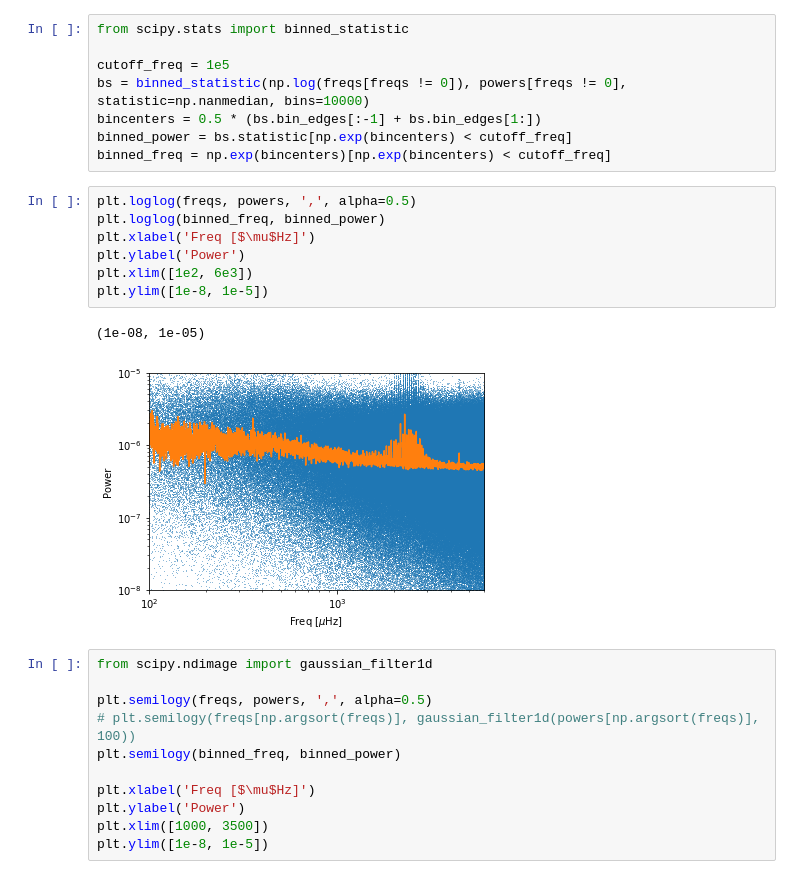
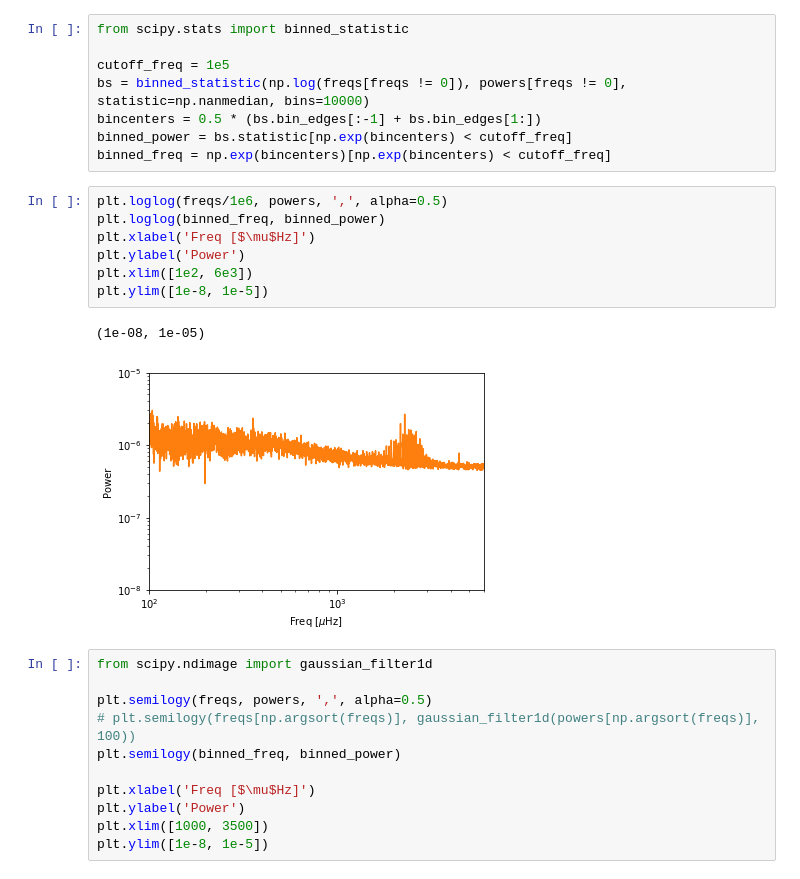
Before and after one commit to bmorris3/shocksgo, a Jupyter notebook: notebooks/validation_KIC8760414.ipynb, the cells around one changed output. Drawn from its saved outputs; the diff is of its cells as text.

```diff
--- a/notebooks/validation_KIC8760414.ipynb
+++ b/notebooks/validation_KIC8760414.ipynb
@@ -108,15 +102,15 @@ bincenters = 0.5 * (bs.bin_edges[:-1] + bs.bin_edges[1:])
 binned_power = bs.statistic[np.exp(bincenters) < cutoff_freq]
 binned_freq = np.exp(bincenters)[np.exp(bincenters) < cutoff_freq]
 # %%
-plt.loglog(freqs, powers, ',', alpha=0.5)
+plt.loglog(freqs/1e6, powers, ',', alpha=0.5)
 plt.loglog(binned_freq, binned_power)
 plt.xlabel('Freq [$\mu$Hz]')
 plt.ylabel('Power')
 plt.xlim([1e2, 6e3])
 plt.ylim([1e-8, 1e-5])
 # %% [output]
 (1e-08, 1e-05)
-[figure, old version]
+[figure, new version]
 # %%
 from scipy.ndimage import gaussian_filter1d
 
```
Also changed, not shown: parts of 5 cells of this notebook, 7 other files.
